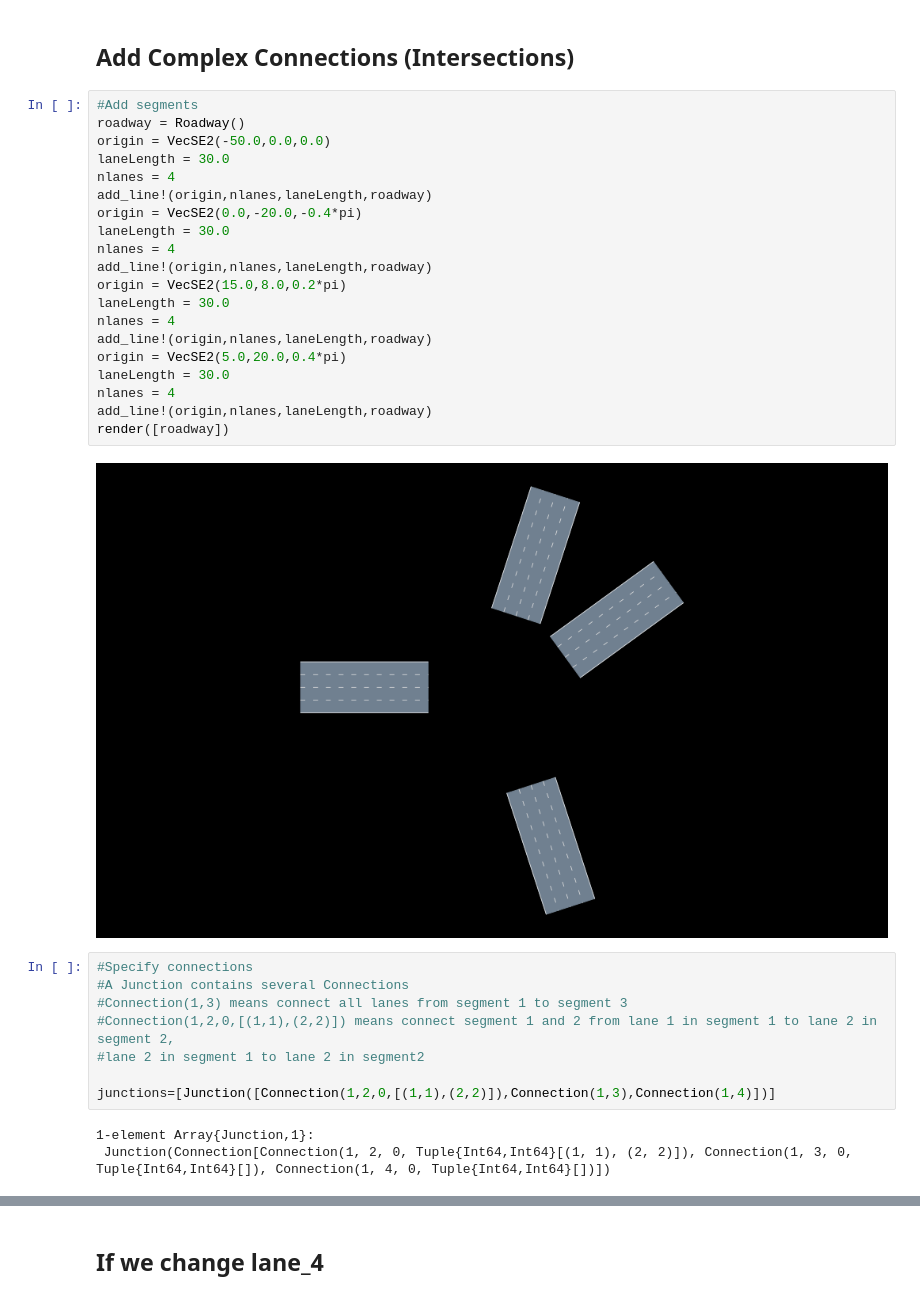
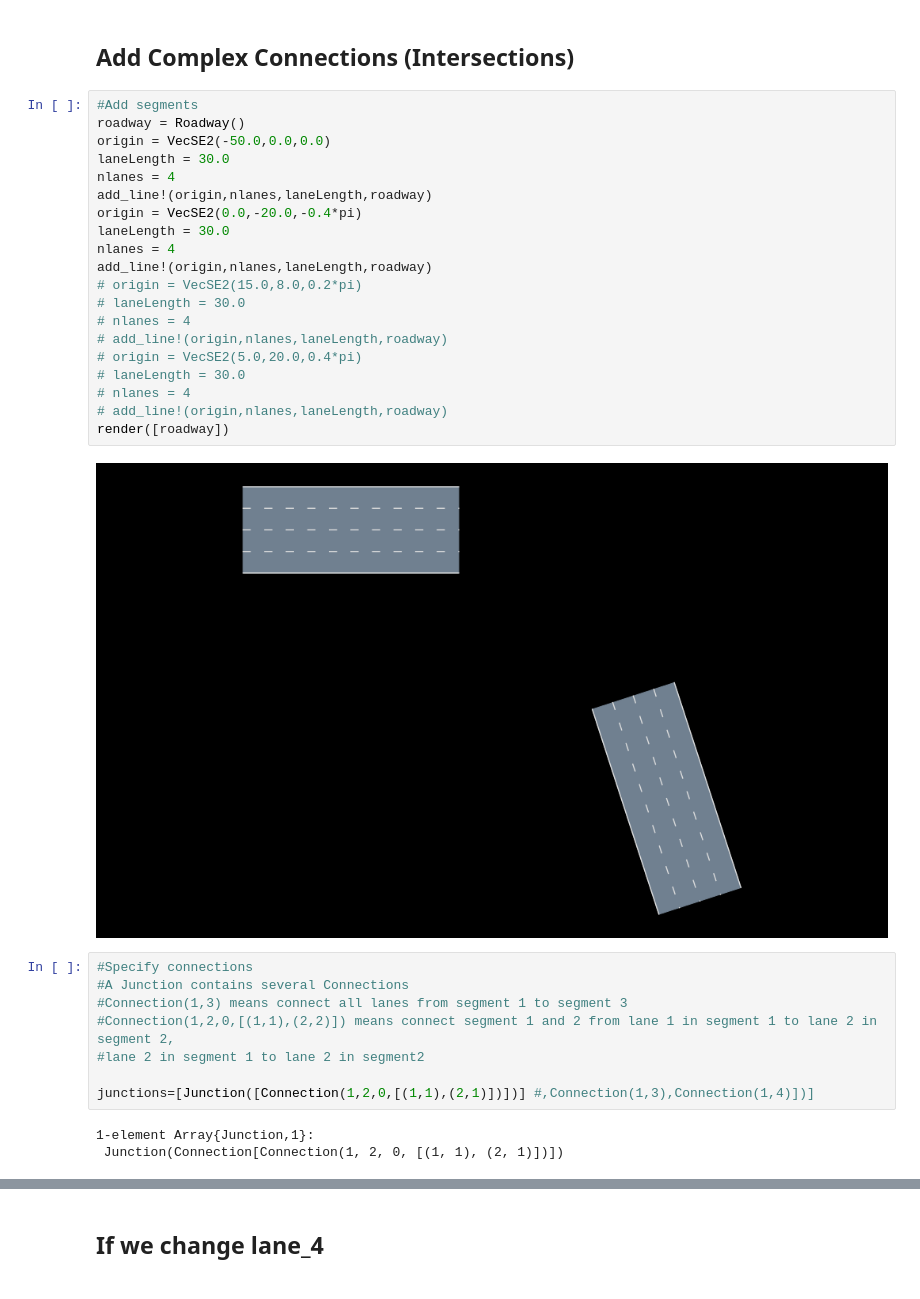
Before and after one commit to soyeonjung/AutoUrban_Interaction, a Jupyter notebook: docs/Roadway Construction.ipynb, the cells around one changed output, grey strips where cells are left out. Saved outputs shown, nothing was run; the diff lists cells and outputs as text.

```diff
--- a/docs/Roadway Construction.ipynb
+++ b/docs/Roadway Construction.ipynb
@@ -61,25 +63,25 @@ render([roadway])
 # %%
 #Add segments
 roadway = Roadway()
 origin = VecSE2(-50.0,0.0,0.0)
 laneLength = 30.0
 nlanes = 4
 add_line!(origin,nlanes,laneLength,roadway)
 origin = VecSE2(0.0,-20.0,-0.4*pi)
 laneLength = 30.0
 nlanes = 4
 add_line!(origin,nlanes,laneLength,roadway)
-origin = VecSE2(15.0,8.0,0.2*pi)
-laneLength = 30.0
-nlanes = 4
-add_line!(origin,nlanes,laneLength,roadway)
-origin = VecSE2(5.0,20.0,0.4*pi)
-laneLength = 30.0
-nlanes = 4
-add_line!(origin,nlanes,laneLength,roadway)
+# origin = VecSE2(15.0,8.0,0.2*pi)
+# laneLength = 30.0
+# nlanes = 4
+# add_line!(origin,nlanes,laneLength,roadway)
+# origin = VecSE2(5.0,20.0,0.4*pi)
+# laneLength = 30.0
+# nlanes = 4
+# add_line!(origin,nlanes,laneLength,roadway)
 render([roadway])
 # %% [output]
-[figure, old version]
+[figure, new version]
 # %%
 #Specify connections
 #A Junction contains several Connections
@@ -87,10 +89,10 @@ render([roadway])
 #Connection(1,2,0,[(1,1),(2,2)]) means connect segment 1 and 2 from lane 1 in segment 1 to lane 2 in segment 2,
 #lane 2 in segment 1 to lane 2 in segment2
 
-junctions=[Junction([Connection(1,2,0,[(1,1),(2,2)]),Connection(1,3),Connection(1,4)])]
+junctions=[Junction([Connection(1,2,0,[(1,1),(2,1)])])] #,Connection(1,3),Connection(1,4)])]
 # %% [output]
 1-element Array{Junction,1}:
- Junction(Connection[Connection(1, 2, 0, Tuple{Int64,Int64}[(1, 1), (2, 2)]), Connection(1, 3, 0, Tuple{Int64,Int64}[]), Connection(1, 4, 0, Tuple{Int64,Int64}[])])
+ Junction(Connection[Connection(1, 2, 0, [(1, 1), (2, 1)])])
 # %%
 #Add all junctions
 for junction in junctions
```
Also changed, not shown: parts of 7 cells of this notebook, 3 other files.
